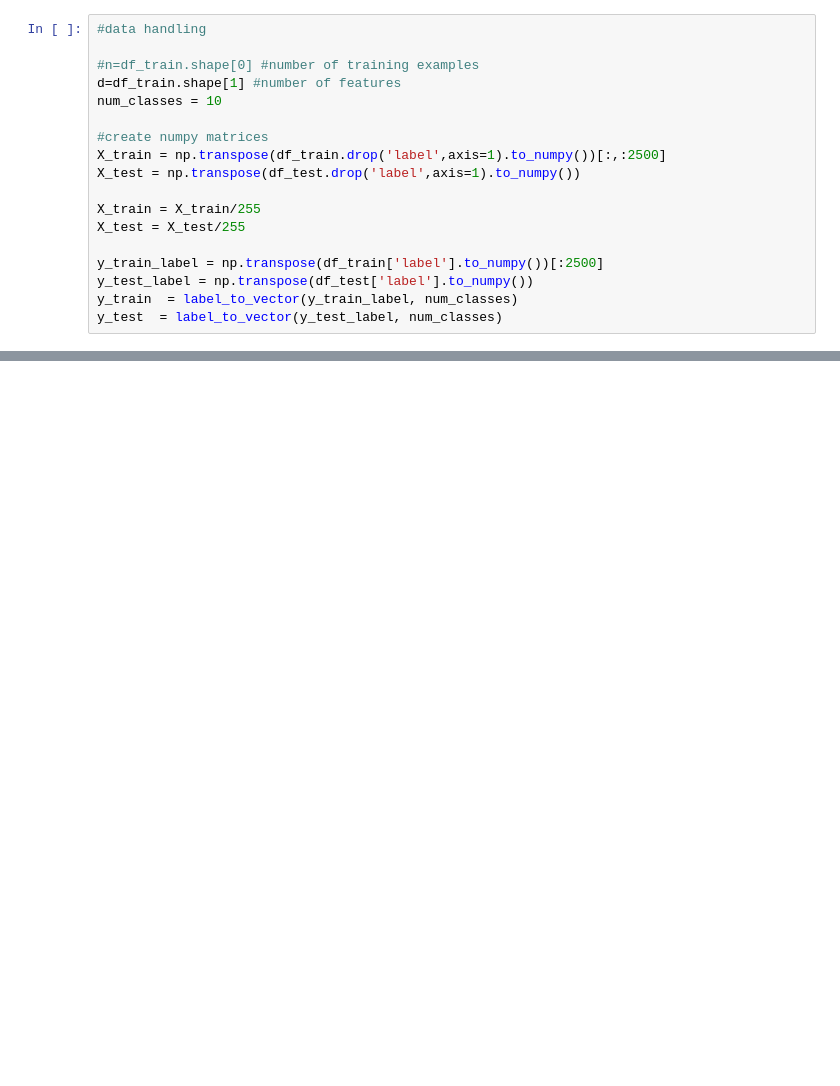
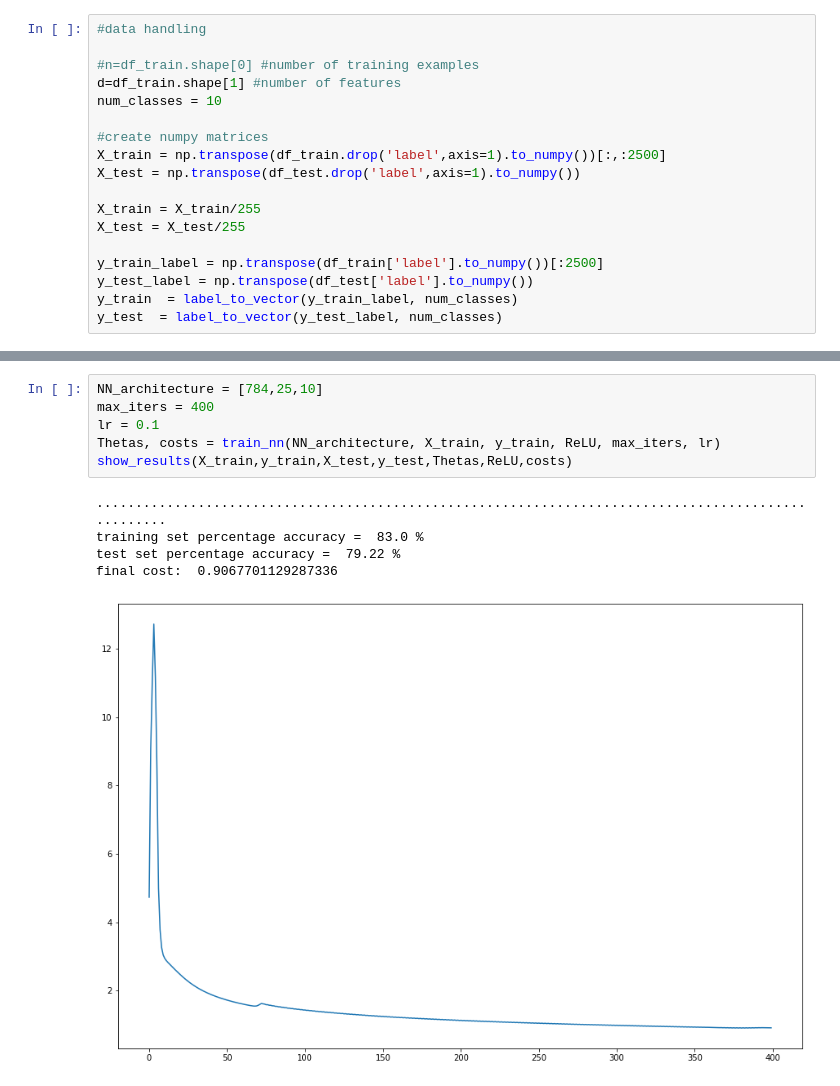
Before and after one commit to ThishenP/neural-network-from-scratch, a Jupyter notebook: Untitled.ipynb, the cells around one changed output, grey strips where cells are left out. Drawn from its saved outputs; the diff is of its cells as text; blank space fills up the shorter version.

```diff
--- a/Untitled.ipynb
+++ b/Untitled.ipynb
@@ -159,0 +214,12 @@ test set percentage accuracy = 89.94 %
+# %%
+NN_architecture = [784,25,10]
+max_iters = 400
+lr = 0.1
+Thetas, costs = train_nn(NN_architecture, X_train, y_train, ReLU, max_iters, lr)
+show_results(X_train,y_train,X_test,y_test,Thetas,ReLU,costs)
+# %% [output]
+....................................................................................................
+training set percentage accuracy =  83.0 %
+test set percentage accuracy =  79.22 %
+final cost:  0.9067701129287336
+[figure, added]
```
Also changed, not shown: parts of 9 cells of this notebook.
